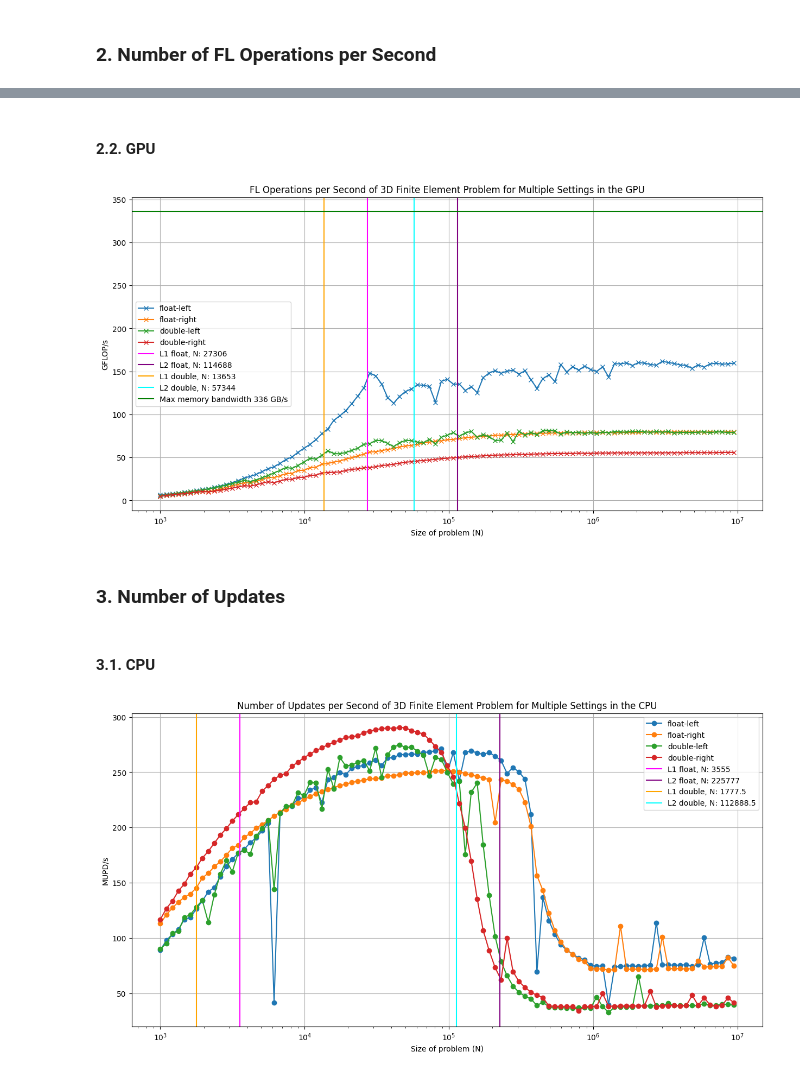
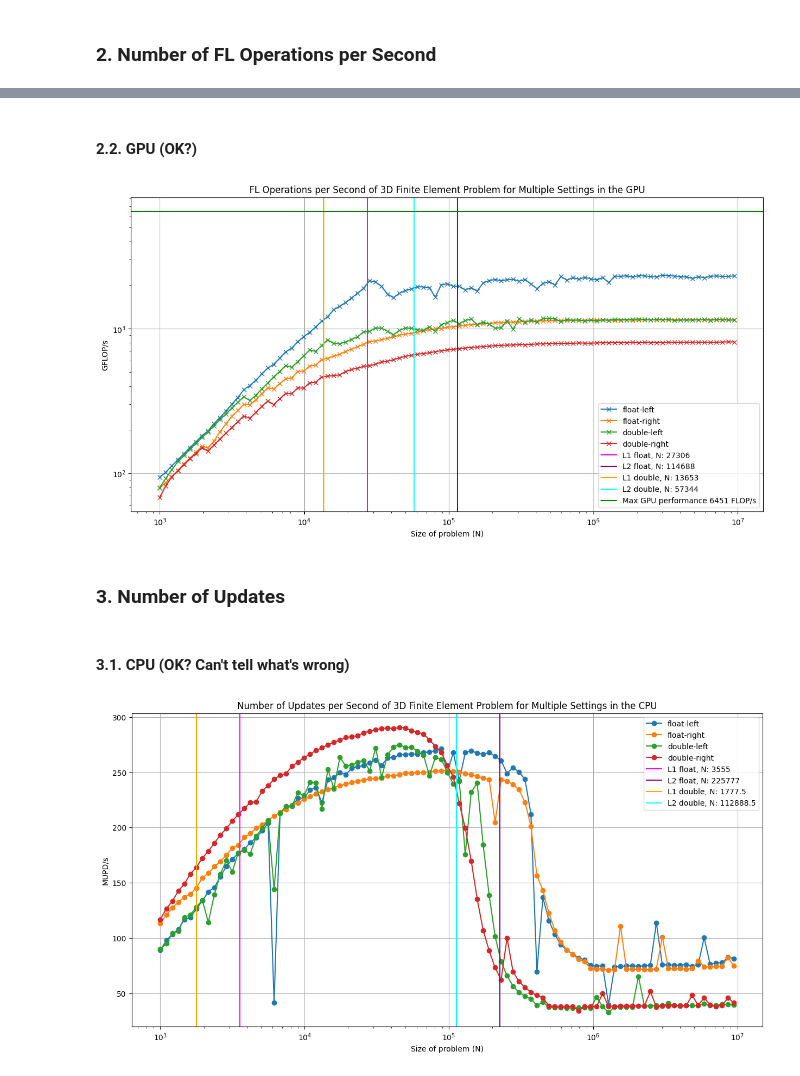
Before and after one commit to mjorrico/kokkos-fem, a Jupyter notebook: graphs.ipynb, the cells around one changed output, grey strips where cells are left out. Drawn from its saved outputs; the diff is of its cells as text; code cells hidden in the pictures.

```diff
--- a/graphs.ipynb
+++ b/graphs.ipynb
@@ -187,34 +187,34 @@ plt.show()
 # %% [markdown]
-#### 2.2. GPU
+#### 2.2. GPU (OK?)
 # %%
 plt.figure(figsize=(15, 7.5))
 
 plt.plot(FloatLeftCuda_x, FloatLeftCuda_y, "x-", label="float-left")
 plt.plot(FloatRightCuda_x, FloatRightCuda_y, "x-", label="float-right")
 plt.plot(DoubleLeftCuda_x, DoubleLeftCuda_y, "x-", label="double-left")
 plt.plot(DoubleRightCuda_x, DoubleRightCuda_y, "x-", label="double-right")
 
 plt.axvline(N_L1cache, color="magenta", label=f"L1 float, N: {int(N_L1cache)}")
 plt.axvline(N_L2cache, color="purple", label=f"L2 float, N: {int(N_L2cache)}")
 plt.axvline(N_L1cache/2, color="orange", label=f"L1 double, N: {int(N_L1cache/2)}")
 plt.axvline(N_L2cache/2, color="cyan", label=f"L2 double, N: {int(N_L2cache/2)}")
-plt.axhline(336, color='#007D00', label=f"Max memory bandwidth 336 GB/s")
+plt.axhline(6451, color='#007D00', label=f"Max GPU performance 6451 FLOP/s")
 
 # x = 2496
 # y = 73
 # plt.scatter([x], [y])
 # plt.annotate(f"({x}, {y})", (x, y))
 
 plt.xlabel("Size of problem (N)")
 plt.ylabel("GFLOP/s")
 plt.legend()
 plt.xscale("log")
-# plt.yscale("log")
+plt.yscale("log")
 plt.grid("both")
 plt.title("FL Operations per Second of 3D Finite Element Problem for Multiple Settings in the GPU")
 plt.show()
 # %% [output]
-[figure, old version]
+[figure, new version]
 # %% [markdown]
 ### 3. Number of Updates
 # %%
@@ -230,7 +230,7 @@ FloatRightCPU_x, FloatRightCPU_y = get_data("output/FloatRightCPU.txt", 4, idx_b
 DoubleLeftCPU_x, DoubleLeftCPU_y = get_data("output/DoubleLeftCPU.txt", 4, idx_bandwidth)
 DoubleRightCPU_x, DoubleRightCPU_y = get_data("output/DoubleRightCPU.txt", 4, idx_bandwidth)
 # %% [markdown]
-#### 3.1. CPU
+#### 3.1. CPU (OK? Can't tell what's wrong)
 # %%
 plt.figure(figsize=(15, 7.5))
 
```
Also changed, not shown: parts of 5 cells of this notebook, 1 other file.
